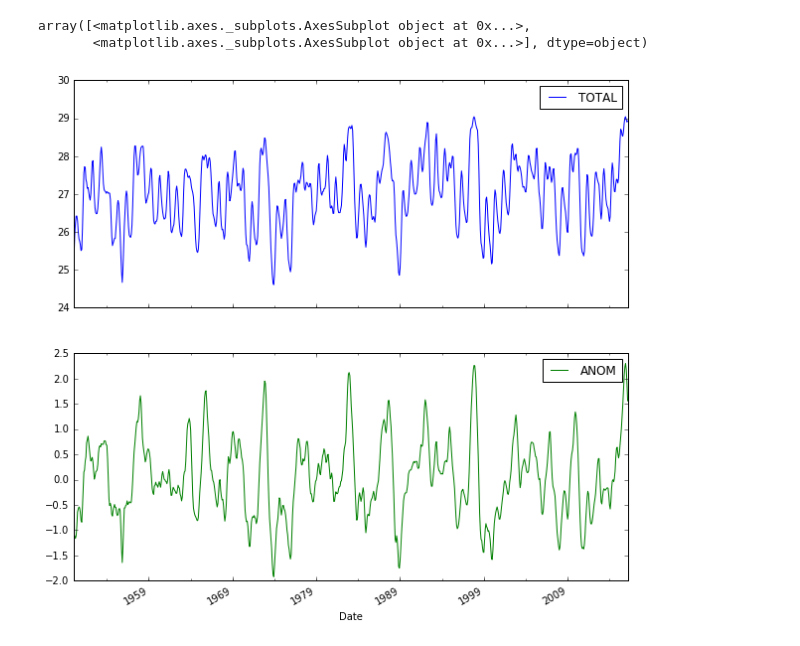
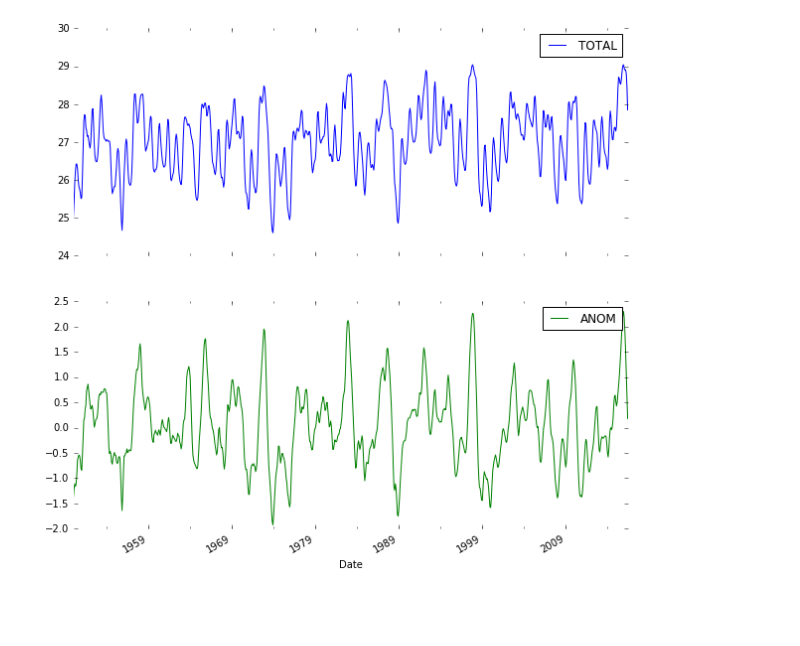
Before and after one commit to collabmarket/data_enso, a Jupyter notebook: EnsoAnalysis.ipynb, the cells around one changed output. Saved outputs shown, nothing was run; the diff lists cells and outputs as text; code cells hidden in the pictures; blank space fills up the shorter version.

Commit message:
Hide frames

```diff
--- a/EnsoAnalysis.ipynb
+++ b/EnsoAnalysis.ipynb
@@ -79,11 +79,11 @@ oni.drop(['SEAS', 'YR'], axis=1, inplace=True)
 oni['Date']  = pd.to_datetime(oni['Date'])
 oni.set_index('Date', inplace=True)
 # %%
-oni.plot(figsize=(10, 10), subplots=True, sharex=True)
+axes = oni.plot(figsize=(10, 10), subplots=True, sharex=True)
+for ax in axes:
+    ax.set_frame_on(False)
 # %% [output]
-array([<matplotlib.axes._subplots.AxesSubplot object at 0x...>,
-       <matplotlib.axes._subplots.AxesSubplot object at 0x...>], dtype=object)
-[figure, old version]
+[figure, new version]
 # %%
 # Crea df desde noaa
 url = 'http://www.cpc.ncep.noaa.gov/products/analysis_monitoring/ensostuff/detrend.nino34.ascii.txt'
```
Also changed, not shown: parts of 9 cells of this notebook.
